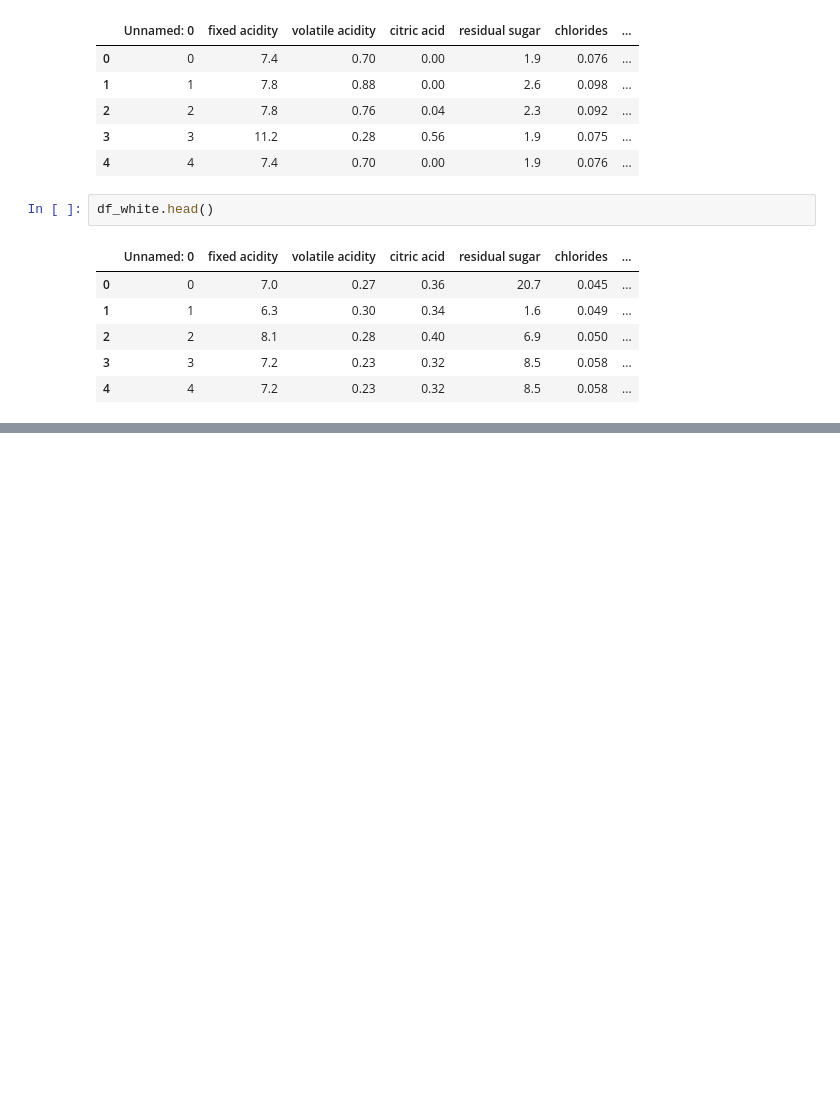
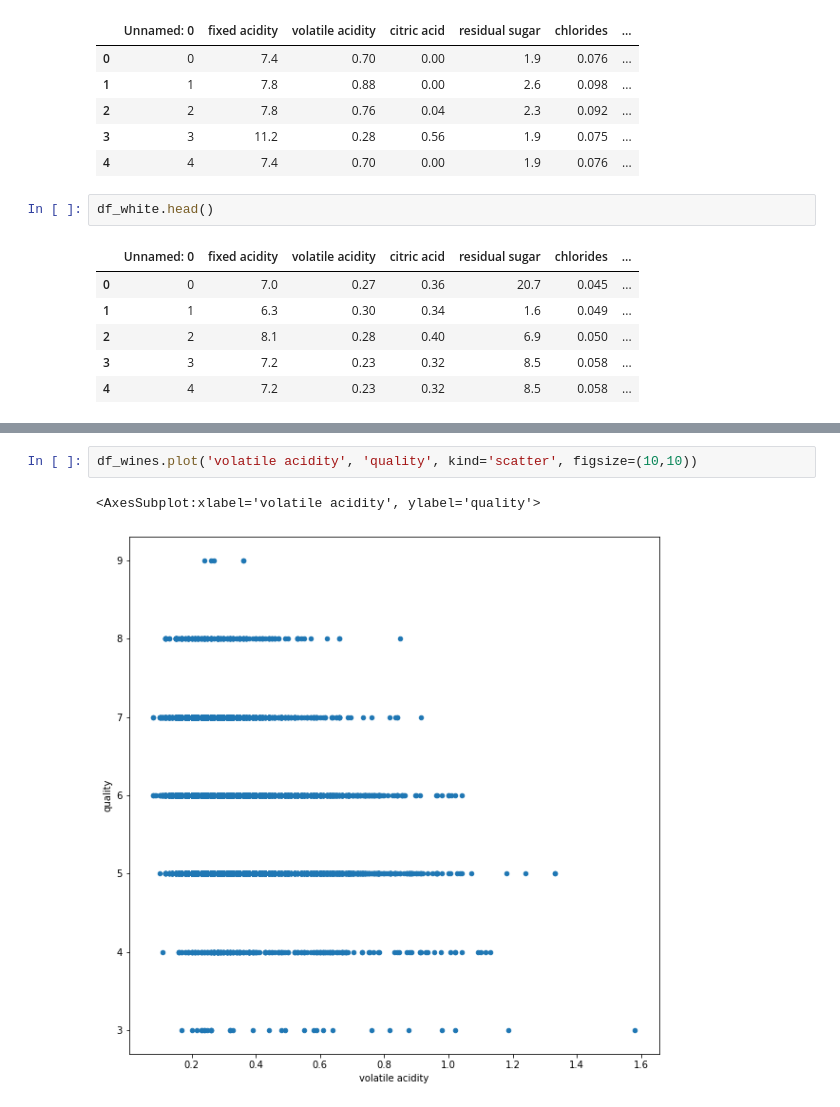
Before and after one commit to kurosakiaduma/wines_samples, a Jupyter notebook: combinedset.ipynb, the cells around one changed output, grey strips where cells are left out. Cells and saved outputs as stored; diff of their text form; blank space fills up the shorter version.

```diff
--- a/combinedset.ipynb
+++ b/combinedset.ipynb
@@ -49,0 +103,5 @@ KeyError: "['Unnamed: 0'] not found in axis"
+# %%
+df_wines.plot('volatile acidity', 'quality', kind='scatter', figsize=(10,10))
+# %% [output]
+<AxesSubplot:xlabel='volatile acidity', ylabel='quality'>
+[figure, added]
```
Also changed, not shown: parts of 14 cells of this notebook, 1 other file.
